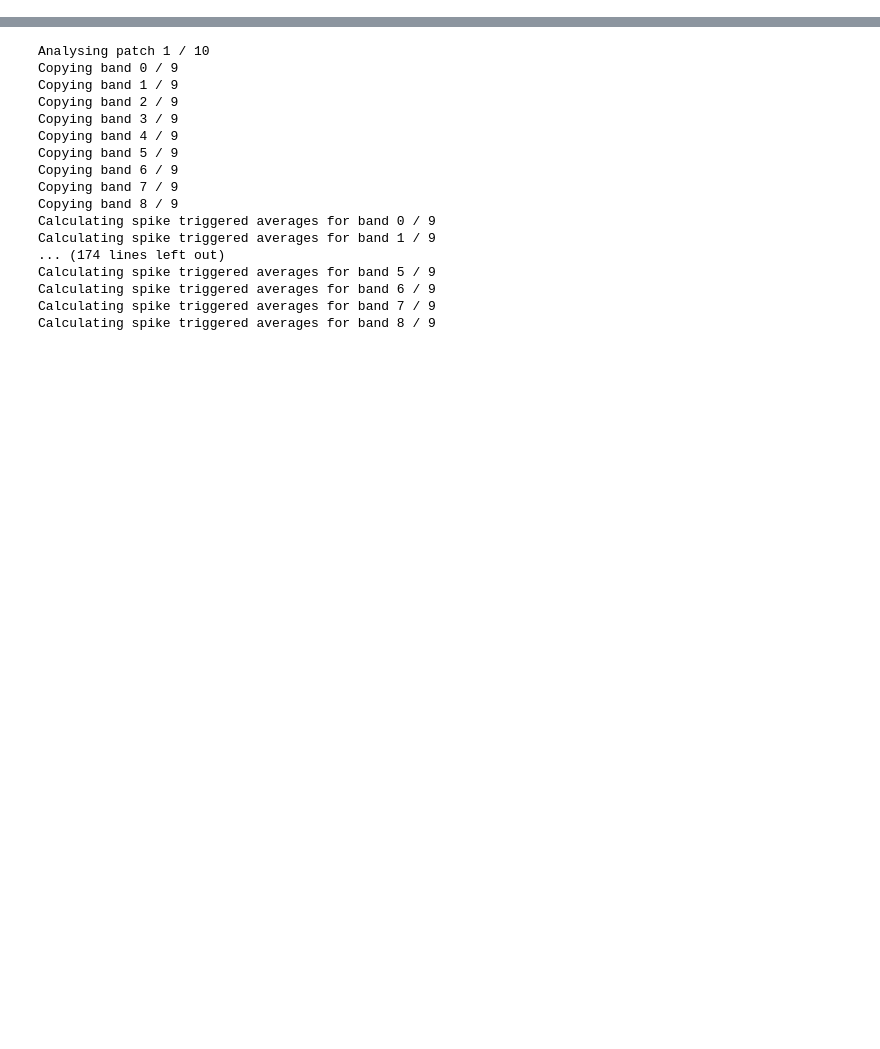
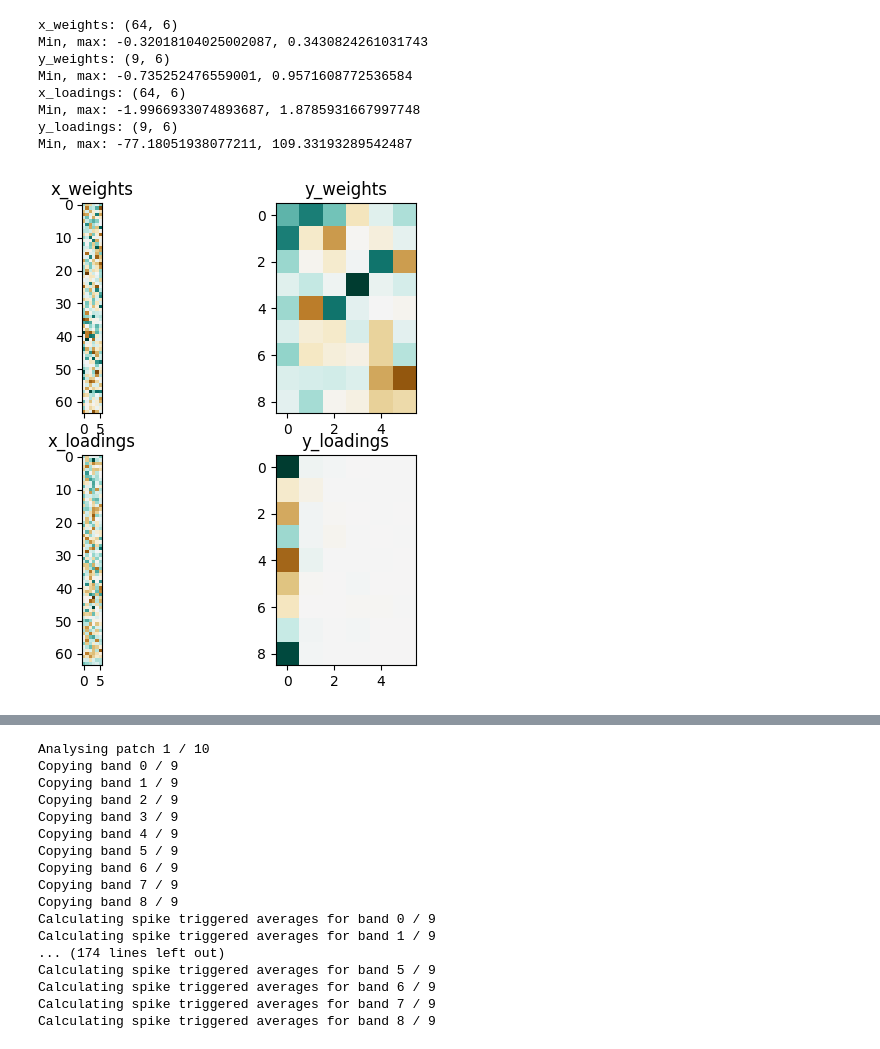
Before and after one commit to vdplasthijs/NeurEO, a Jupyter notebook: notebooks/test sta.ipynb, the cells around one changed output, grey strips where cells are left out. Saved outputs shown, nothing was run; the diff lists cells and outputs as text; code cells hidden in the pictures; blank space fills up the shorter version.

```diff
--- a/notebooks/test sta.ipynb
+++ b/notebooks/test sta.ipynb
@@ -73,0 +178,25 @@ plt.yscale('log')
+# %%
+dict_outcome_cca = {
+    'x_weights': cca.x_weights_,
+    'y_weights': cca.y_weights_,
+    'x_loadings': cca.x_loadings_,
+    'y_loadings': cca.y_loadings_
+}
+
+fig, ax = plt.subplots(2, 2, figsize=(6, 6))
+ax = ax.flatten()
+for ii, (key, val) in enumerate(dict_outcome_cca.items()):
+    print(f"{key}: {val.shape}")
+    print(f'Min, max: {np.min(val)}, {np.max(val)}')
+    im = ax[ii].imshow(val, cmap='BrBG', vmin=-np.max(np.abs(val)), vmax=np.max(np.abs(val)))
+    ax[ii].set_title(key)
+# %% [output]
+x_weights: (64, 6)
+Min, max: -0.32018104025002087, 0.3430824261031743
+y_weights: (9, 6)
+Min, max: -0.735252476559001, 0.9571608772536584
+x_loadings: (64, 6)
+Min, max: -1.9966933074893687, 1.8785931667997748
+y_loadings: (9, 6)
+Min, max: -77.18051938077211, 109.33193289542487
+[figure, added]
```
Also changed, not shown: parts of 15 cells of this notebook, 9 other files.
